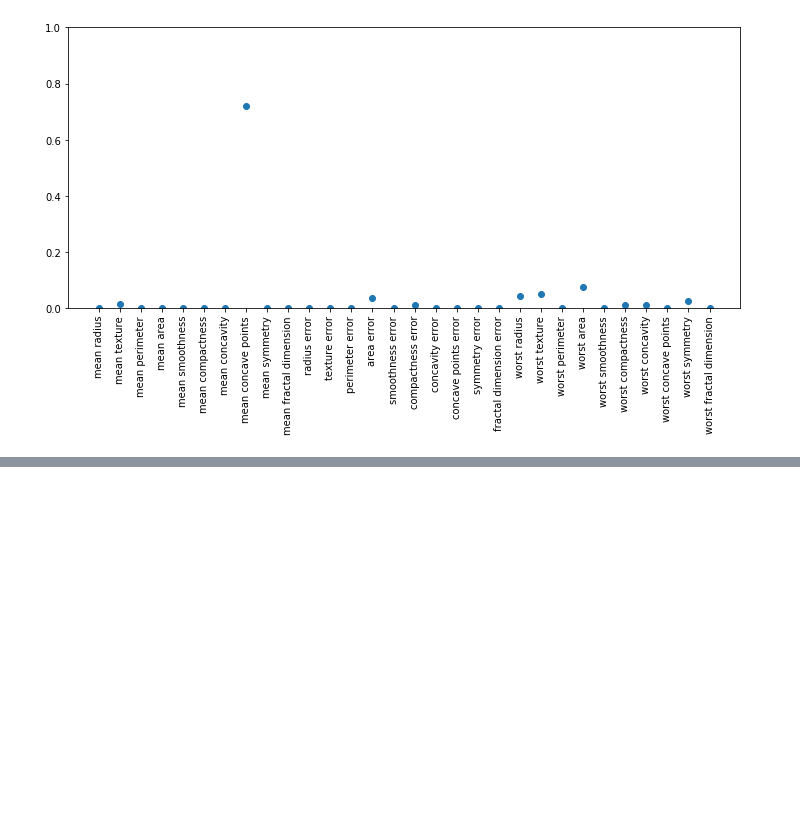
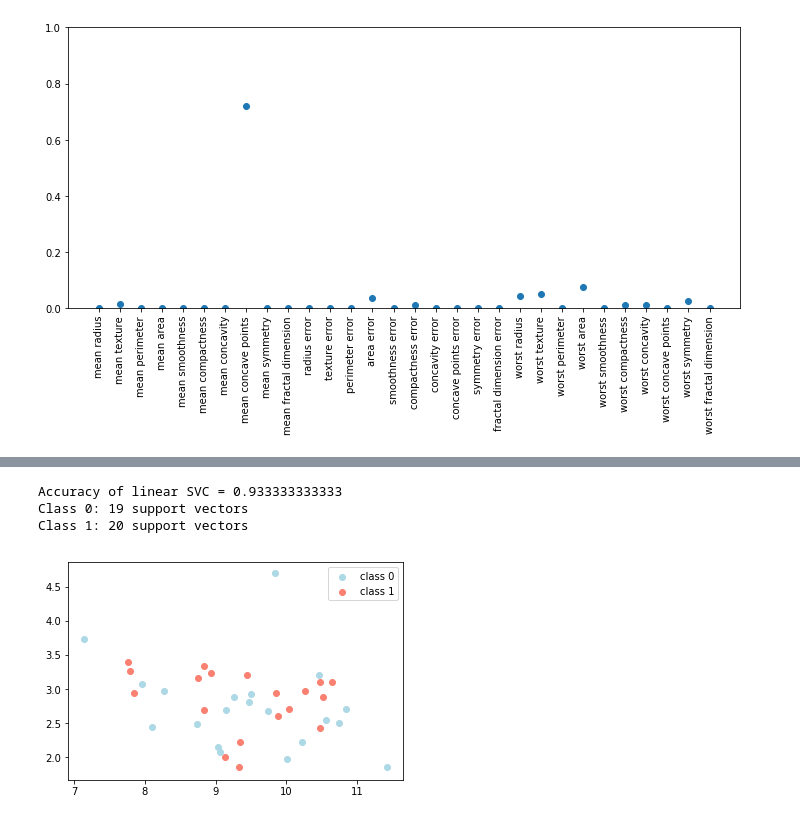
Before and after one commit to davidmilIs/Data-Clustering, a Jupyter notebook: Supervised-learning.ipynb, the cells around one changed output, grey strips where cells are left out. Cells and saved outputs as stored; diff of their text form; code cells hidden in the pictures; blank space fills up the shorter version.

```diff
--- a/Supervised-learning.ipynb
+++ b/Supervised-learning.ipynb
@@ -465,0 +492,26 @@ fig.tight_layout() # so we can read all labels on x-axis
+# %%
+model = SVC(kernel="linear")
+model.fit(X_train, y_train)
+accuracy = model.score(X_test, y_test)
+print("Accuracy of linear SVC =", accuracy)
+
+print("Class 0:", model.n_support_[0], "support vectors")
+print("Class 1:", model.n_support_[1], "support vectors")
+
+
+plt.scatter(
+    model.support_vectors_[:model.n_support_[1], 0],
+    model.support_vectors_[:model.n_support_[1], 1],
+    c="lightblue", label="class 0")
+plt.scatter(
+    model.support_vectors_[model.n_support_[1]:, 0],
+    model.support_vectors_[model.n_support_[1]:, 1],
+    c="salmon", label="class 1")
+
+plt.legend()
+plt.show()
+# %% [output]
+Accuracy of linear SVC = 0.933333333333
+Class 0: 19 support vectors
+Class 1: 20 support vectors
+[figure, added]
```
Also changed, not shown: parts of 9 cells of this notebook.
